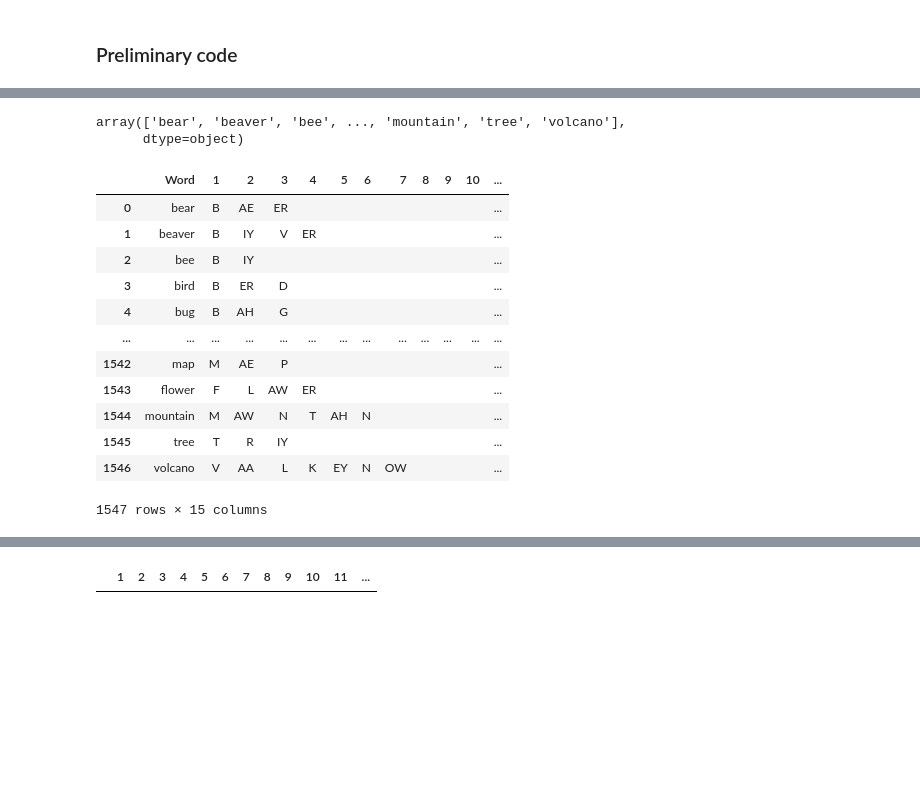
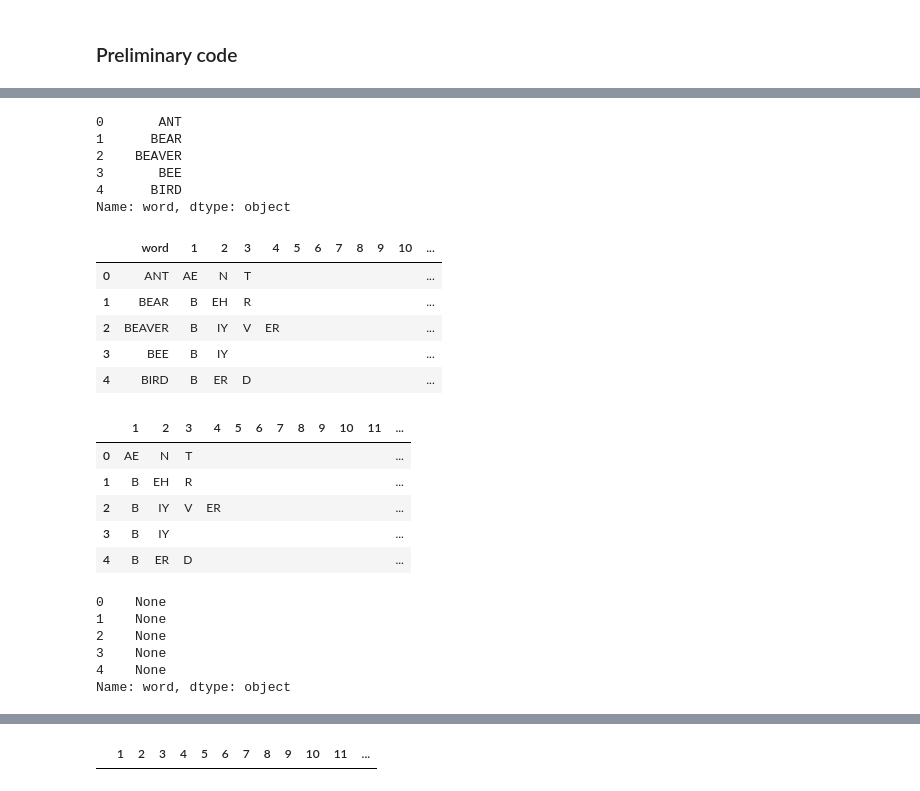
Before and after one commit to AlexSwiderski/ANN-modeling-of-word-production-in-aphasia, a Jupyter notebook: Feed forward word prod ANN/ProjectOutlineAndPreliminaryCode.ipynb, the cells around one changed output, grey strips where cells are left out. Drawn from its saved outputs; the diff is of its cells as text; code cells hidden in the pictures; blank space fills up the shorter version.

```diff
--- a/Feed forward word prod ANN/ProjectOutlineAndPreliminaryCode.ipynb
+++ b/Feed forward word prod ANN/ProjectOutlineAndPreliminaryCode.ipynb
@@ -96,5 +112,0 @@ y.head()
-# %%
-X.values
-# %% [output]
-array(['bear', 'beaver', 'bee', ..., 'mountain', 'tree', 'volcano'],
-      dtype=object)
@@ -103,19 +113,25 @@ df_phon = phon.copy()
-# %%
-df_phon
-# %% [output]
-|  | Word | 1 | 2 | 3 | 4 | 5 | 6 | 7 | 8 | 9 | 10 | ... |
-| 0 | bear | B | AE | ER |  |  |  |  |  |  |  | ... |
-| 1 | beaver | B | IY | V | ER |  |  |  |  |  |  | ... |
-| 2 | bee | B | IY |  |  |  |  |  |  |  |  | ... |
-| 3 | bird | B | ER | D |  |  |  |  |  |  |  | ... |
-| 4 | bug | B | AH | G |  |  |  |  |  |  |  | ... |
-| ... | ... | ... | ... | ... | ... | ... | ... | ... | ... | ... | ... | ... |
-| 1542 | map | M | AE | P |  |  |  |  |  |  |  | ... |
-| 1543 | flower | F | L | AW | ER |  |  |  |  |  |  | ... |
-| 1544 | mountain | M | AW | N | T | AH | N |  |  |  |  | ... |
-| 1545 | tree | T | R | IY |  |  |  |  |  |  |  | ... |
-| 1546 | volcano | V | AA | L | K | EY | N | OW |  |  |  | ... |
-1547 rows × 15 columns
+# %%
+#create single vector based on the Word column
+X = phon['word']
+X.head()
+# %% [output]
+0       ANT
+1      BEAR
+2    BEAVER
+3       BEE
+4      BIRD
+Name: word, dtype: object
+# %%
+#replace NaN with nothing
+phon.fillna('', inplace = True)
+phon.head()
+# %% [output]
+|  | word | 1 | 2 | 3 | 4 | 5 | 6 | 7 | 8 | 9 | 10 | ... |
+| 0 | ANT | AE | N | T |  |  |  |  |  |  |  | ... |
+| 1 | BEAR | B | EH | R |  |  |  |  |  |  |  | ... |
+| 2 | BEAVER | B | IY | V | ER |  |  |  |  |  |  | ... |
+| 3 | BEE | B | IY |  |  |  |  |  |  |  |  | ... |
+| 4 | BIRD | B | ER | D |  |  |  |  |  |  |  | ... |
 # %%
 #word_array = np.empty((0, 300))
 for idx, row in enumerate(X):
@@ -126,3 +142,25 @@ for idx, row in enumerate(X):
         X[idx] = word_array
     except:
          X[idx] = 'None'
+# %%
+#create new y variable with just the arpabet characters for each word
+y = phon.drop(['word'], axis = 1)
+y.head()
+# %% [output]
+|  | 1 | 2 | 3 | 4 | 5 | 6 | 7 | 8 | 9 | 10 | 11 | ... |
+| 0 | AE | N | T |  |  |  |  |  |  |  |  | ... |
+| 1 | B | EH | R |  |  |  |  |  |  |  |  | ... |
+| 2 | B | IY | V | ER |  |  |  |  |  |  |  | ... |
+| 3 | B | IY |  |  |  |  |  |  |  |  |  | ... |
+| 4 | B | ER | D |  |  |  |  |  |  |  |  | ... |
+# %%
+#create single vector based on the Word column
+X = phon['word']
+X.head()
+# %% [output]
+0    None
+1    None
+2    None
+3    None
+4    None
+Name: word, dtype: object
```
Also changed, not shown: parts of 35 cells of this notebook, 1 other file.
